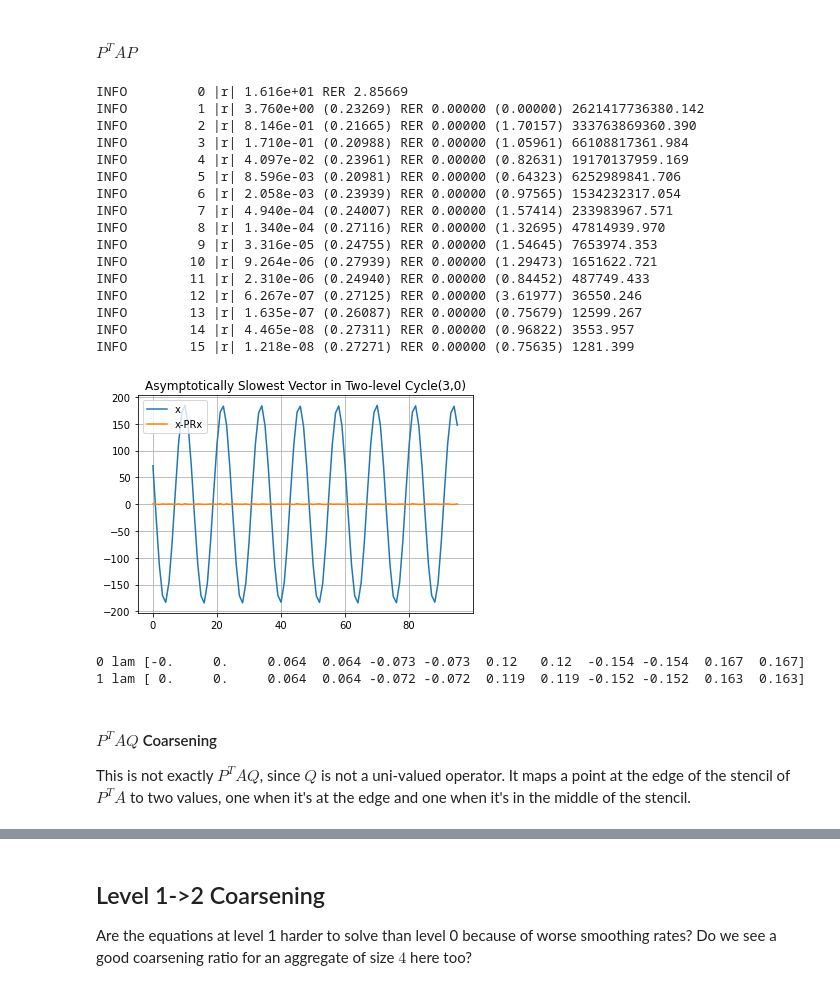
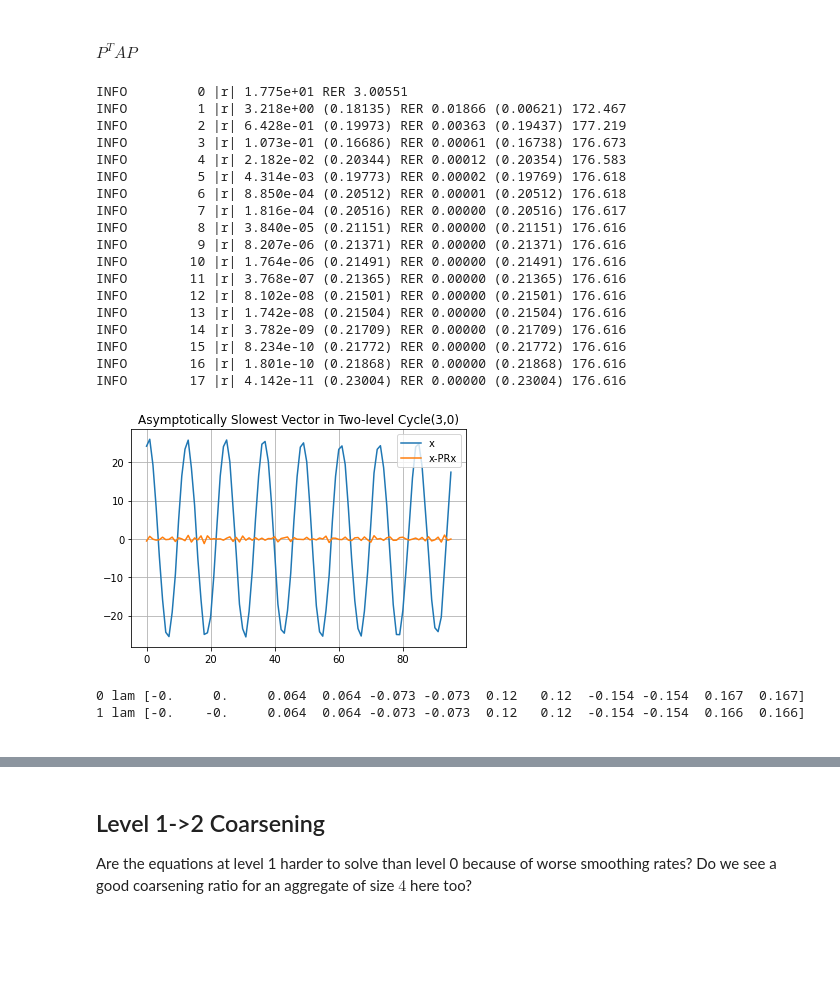
Before and after one commit to 436ahsan/Helmholtz, a Jupyter notebook: notebooks/helmholtz_repetitive_ptaq.ipynb, the cells around one changed output, grey strips where cells are left out. Saved outputs shown, nothing was run; the diff lists cells and outputs as text; code cells hidden in the pictures; blank space fills up the shorter version.

```diff
--- a/notebooks/helmholtz_repetitive_ptaq.ipynb
+++ b/notebooks/helmholtz_repetitive_ptaq.ipynb
@@ -23,11 +23,11 @@ kh = helmholtz.analysis.ideal.find_singular_kh(discretization, n)[0]
 repetitive = True
 
 # Test vectors.
-ideal_tv = True #. False    # Use eigenvectors or not.
+ideal_tv = False    # Use eigenvectors or not.
 # Number of test vectors.
-num_examples = 6
+num_examples = 4
 # Set # sweeps manually here.
-num_sweeps_on_vectors = 1000 # None
+num_sweeps_on_vectors = 300 # None
 threshold = 0.1
 
 # Boottstrapping parameters.
@@ -156,7 +155,7 @@ p = r.tile(1).transpose()
 two_level_conv = np.array([
     hm.repetitive.locality.two_level_conv_factor(
         hm.repetitive.locality.create_two_level_hierarchy(
-            kh, discretization, m * aggregate_size, r.asarray(), p, aggregate_size),
+            kh, discretization, m * aggregate_size, r.asarray(), p, aggregate_size, num_components),
         nu)[1]
      for nu in nu_values])
 conv = pd.DataFrame(np.array((mock_conv, two_level_conv)).transpose(),
@@ -199,14 +198,14 @@ for use_r_as_restriction, title in zip(coarsening_values, titles):
         # Initial guess for interpoation: P = R^T on a single aggregate.
         #display(pd.DataFrame(p[:6, :6].todense()))
         ml = hm.repetitive.locality.create_two_level_hierarchy(
-                kh, discretization, n, R, p, aggregate_size,
+                kh, discretization, n, R, p, aggregate_size, num_components,
                     use_r_as_restriction=use_r_as_restriction)
         ac = ml[1].a
         fill_in_factor = (ac.nnz / ml[0].a.nnz) * (ml[0].a.shape[0] / ac.shape[0])
         symmetry_deviation = np.max(np.abs(ac - ac.transpose()))
         two_level_conv = np.array([
             hm.repetitive.locality.two_level_conv_factor(
-                ml,  nu, print_frequency=None)[1]
+                ml, nu, print_frequency=None)[1]
              for nu in nu_values])
         l2c.append([use_r_as_restriction, caliber, p.nnz, fill_in_factor, symmetry_deviation] + list(two_level_conv))
         p_caliber.append(p)
@@ -296,42 +295,42 @@ p = p_experiment[False][-1]
 #### $P^T A P$
 # %%
 nu = 3
+use_r_as_restriction = False
+
 multilevel = hm.repetitive.locality.create_two_level_hierarchy(
-    kh, discretization, n, R, p, aggregate_size, use_r_as_restriction=True)
-
-# Calculate coarse-level variable locations. At each aggregate center we have 'num_components' coarse variables.
-location[1] = np.tile(np.add.reduceat(location[0], np.arange(0, n, aggregate_size)) / aggregate_size,
-                      (num_components, 1)).transpose().flatten()
+    kh, discretization, n, R, p, aggregate_size, num_components, use_r_as_restriction=use_r_as_restriction)
 
 y, _ = hm.repetitive.locality.two_level_conv_factor(multilevel, nu, print_frequency=1,
-                                                   debug=False)
+                                                    debug=False)
 
 # Asymptotic vector.
 plt.title("Asymptotically Slowest Vector in Two-level Cycle({},0)".format(nu))
 y -= y.mean() # Remove zero component.
 e = y - multilevel[1].p.dot(multilevel[1].r.dot(y))
 plt.plot(y, label="x");
 plt.plot(e, label="x-PRx");
 plt.grid(True);
 plt.legend();
 # %% [output]
-INFO         0 |r| 1.616e+01 RER 2.85669
-INFO         1 |r| 3.760e+00 (0.23269) RER 0.00000 (0.00000) 2621417736380.142
-INFO         2 |r| 8.146e-01 (0.21665) RER 0.00000 (1.70157) 333763869360.390
-INFO         3 |r| 1.710e-01 (0.20988) RER 0.00000 (1.05961) 66108817361.984
-INFO         4 |r| 4.097e-02 (0.23961) RER 0.00000 (0.82631) 19170137959.169
-INFO         5 |r| 8.596e-03 (0.20981) RER 0.00000 (0.64323) 6252989841.706
-INFO         6 |r| 2.058e-03 (0.23939) RER 0.00000 (0.97565) 1534232317.054
-INFO         7 |r| 4.940e-04 (0.24007) RER 0.00000 (1.57414) 233983967.571
-INFO         8 |r| 1.340e-04 (0.27116) RER 0.00000 (1.32695) 47814939.970
-INFO         9 |r| 3.316e-05 (0.24755) RER 0.00000 (1.54645) 7653974.353
-INFO        10 |r| 9.264e-06 (0.27939) RER 0.00000 (1.29473) 1651622.721
-INFO        11 |r| 2.310e-06 (0.24940) RER 0.00000 (0.84452) 487749.433
-INFO        12 |r| 6.267e-07 (0.27125) RER 0.00000 (3.61977) 36550.246
-INFO        13 |r| 1.635e-07 (0.26087) RER 0.00000 (0.75679) 12599.267
-INFO        14 |r| 4.465e-08 (0.27311) RER 0.00000 (0.96822) 3553.957
-INFO        15 |r| 1.218e-08 (0.27271) RER 0.00000 (0.75635) 1281.399
+INFO         0 |r| 1.775e+01 RER 3.00551
+INFO         1 |r| 3.218e+00 (0.18135) RER 0.01866 (0.00621) 172.467
+INFO         2 |r| 6.428e-01 (0.19973) RER 0.00363 (0.19437) 177.219
+INFO         3 |r| 1.073e-01 (0.16686) RER 0.00061 (0.16738) 176.673
+INFO         4 |r| 2.182e-02 (0.20344) RER 0.00012 (0.20354) 176.583
+INFO         5 |r| 4.314e-03 (0.19773) RER 0.00002 (0.19769) 176.618
+INFO         6 |r| 8.850e-04 (0.20512) RER 0.00001 (0.20512) 176.618
+INFO         7 |r| 1.816e-04 (0.20516) RER 0.00000 (0.20516) 176.617
+INFO         8 |r| 3.840e-05 (0.21151) RER 0.00000 (0.21151) 176.616
+INFO         9 |r| 8.207e-06 (0.21371) RER 0.00000 (0.21371) 176.616
+INFO        10 |r| 1.764e-06 (0.21491) RER 0.00000 (0.21491) 176.616
+INFO        11 |r| 3.768e-07 (0.21365) RER 0.00000 (0.21365) 176.616
+INFO        12 |r| 8.102e-08 (0.21501) RER 0.00000 (0.21501) 176.616
+INFO        13 |r| 1.742e-08 (0.21504) RER 0.00000 (0.21504) 176.616
+INFO        14 |r| 3.782e-09 (0.21709) RER 0.00000 (0.21709) 176.616
+INFO        15 |r| 8.234e-10 (0.21772) RER 0.00000 (0.21772) 176.616
+INFO        16 |r| 1.801e-10 (0.21868) RER 0.00000 (0.21868) 176.616
+INFO        17 |r| 4.142e-11 (0.23004) RER 0.00000 (0.23004) 176.616
-[figure, old version]
+[figure, new version]
 # %%
 # Calculate eigenpairs at all levels.
 vl = []
@@ -357,7 +356,7 @@ for l in range(num_levels):
     vl_finest.append(v)
 # %% [output]
 0 lam [-0.     0.     0.064  0.064 -0.073 -0.073  0.12   0.12  -0.154 -0.154  0.167  0.167]
-1 lam [ 0.     0.     0.064  0.064 -0.072 -0.072  0.119  0.119 -0.152 -0.152  0.163  0.163]
+1 lam [-0.    -0.     0.064  0.064 -0.073 -0.073  0.12   0.12  -0.154 -0.154  0.166  0.166]
 # %% [markdown]
-#### $P^T A Q$ Coarsening
-This is not exactly $P^T A Q$, since $Q$ is not a uni-valued operator. It maps a point at the edge of the stencil of $P^T A$ to two values, one when it's at the edge and one when it's in the middle of the stencil.
+<!-- #### $P^T A Q$ Coarsening
+This is not exactly a matrix multiplication $P^T A Q$, since $Q$ is not a uni-valued operator. It maps a point at the edge of the stencil of $P^T A$ to two values, one when it's at the edge and one when it's in the middle of the stencil. -->
```
Also changed, not shown: parts of 27 cells of this notebook, 8 other files.
